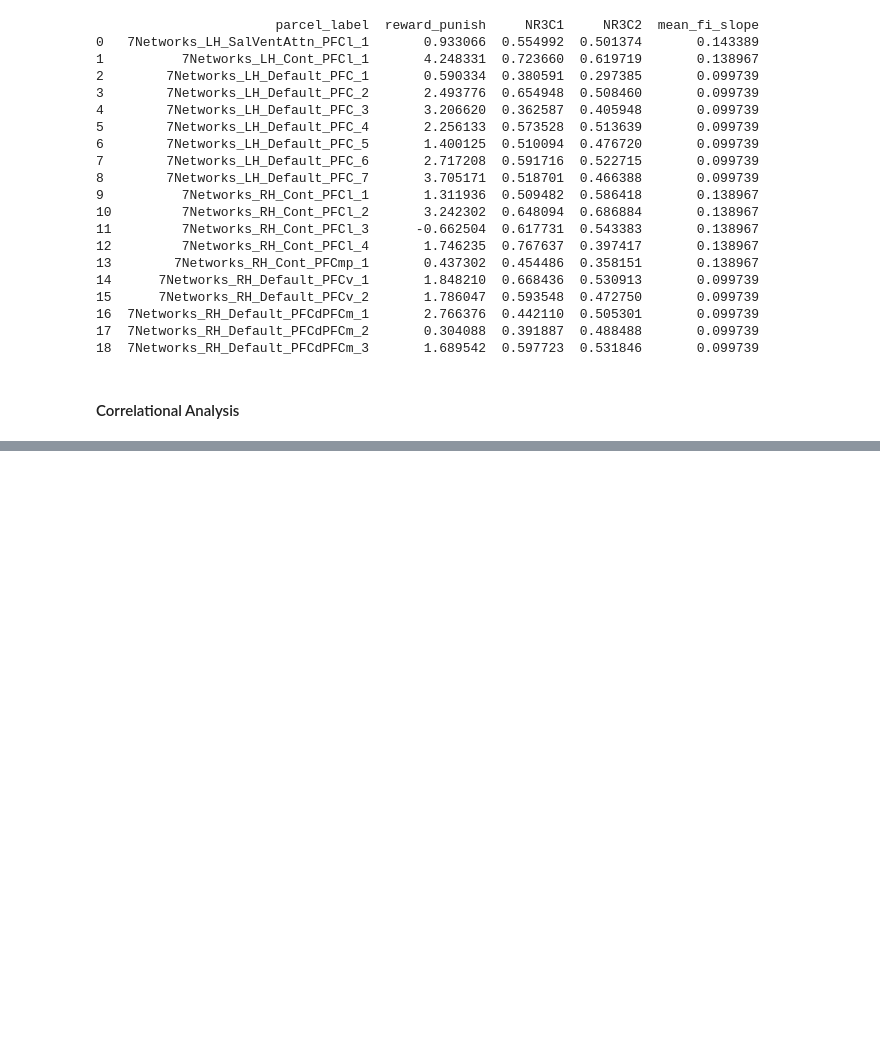
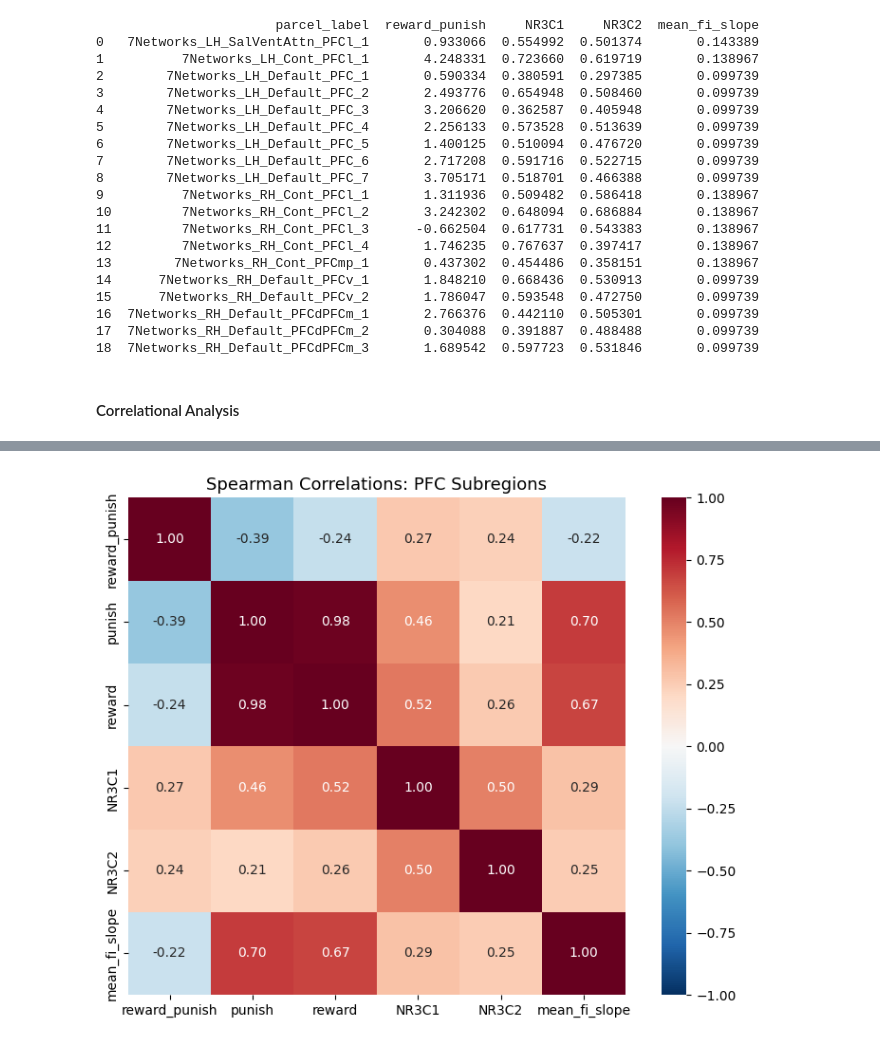
Before and after one commit to arushimunjal/BIPN162-Final-Project, a Jupyter notebook: BIPN162_Final.ipynb, the cells around one changed output, grey strips where cells are left out. Drawn from its saved outputs; the diff is of its cells as text; code cells hidden in the pictures; blank space fills up the shorter version.

Commit message:
Added Analysis + visualizations

```diff
--- a/BIPN162_Final.ipynb
+++ b/BIPN162_Final.ipynb
@@ -509,3 +509,32 @@ print(combined_df[['parcel_label', 'reward_punish', 'NR3C1', 'NR3C2', 'mean_fi_s
 18  7Networks_RH_Default_PFCdPFCm_3       1.689542  0.597723  0.531846       0.099739
 # %% [markdown]
 #### Correlational Analysis
+# %%
+from scipy.stats import spearmanr, pearsonr
+
+pairs = [
+    ('reward_punish', 'NR3C1',         'fMRI Activation vs NR3C1'),
+    ('reward_punish', 'NR3C2',         'fMRI Activation vs NR3C2'),
+    ('reward_punish', 'mean_fi_slope', 'fMRI Activation vs Excitability'),
+    ('NR3C1',         'mean_fi_slope', 'NR3C1 vs Excitability'),
+    ('NR3C2',         'mean_fi_slope', 'NR3C2 vs Excitability'),
+    ('punish',        'NR3C1',         'Punishment Activation vs NR3C1'),
+    ('punish',        'NR3C2',         'Punishment Activation vs NR3C2'),
+]
+
+results = []
+for x, y, label in pairs:
+    data = combined_df[[x, y]].dropna()
+    rho, p_s = spearmanr(data[x], data[y])
+    r, p_p   = pearsonr(data[x], data[y])
+    sig = '***' if p_s < 0.001 else ('**' if p_s < 0.01 else ('*' if p_s < 0.05 else 'ns'))
+    results.append({'comparison': label, 'spearman_r': round(rho,3),
+                    'spearman_p': round(p_s,4), 'pearson_r': round(r,3),
+                    'pearson_p': round(p_p,4), 'significant': p_s < 0.05})
+    print(f"{label}")
+    print(f"  Spearman r={rho:.3f}, p={p_s:.4f} {sig}")
+    print(f"  Pearson  r={r:.3f},   p={p_p:.4f}\n")
+
+results_df = pd.DataFrame(results)
+results_df.to_csv(r'C:\Users\user\Downloads\correlation_results.csv', index=False)
+print("Results saved!")
@@ -511,0 +576,13 @@ print(combined_df[['parcel_label', 'reward_punish', 'NR3C1', 'NR3C2', 'mean_fi_s
+# %%
+cols = ['reward_punish', 'punish', 'reward', 'NR3C1', 'NR3C2', 'mean_fi_slope']
+corr = combined_df[cols].corr(method='spearman')
+
+fig, ax = plt.subplots(figsize=(8, 6))
+sns.heatmap(corr, annot=True, fmt='.2f', cmap='RdBu_r',
+            center=0, vmin=-1, vmax=1, ax=ax, square=True)
+ax.set_title('Spearman Correlations: PFC Subregions', fontsize=13)
+plt.tight_layout()
+plt.savefig(r'C:\Users\user\Downloads\correlation_heatmap.png', dpi=150)
+plt.show()
+# %% [output]
+[figure, added]
```
Also changed, not shown: parts of 10 cells of this notebook.
